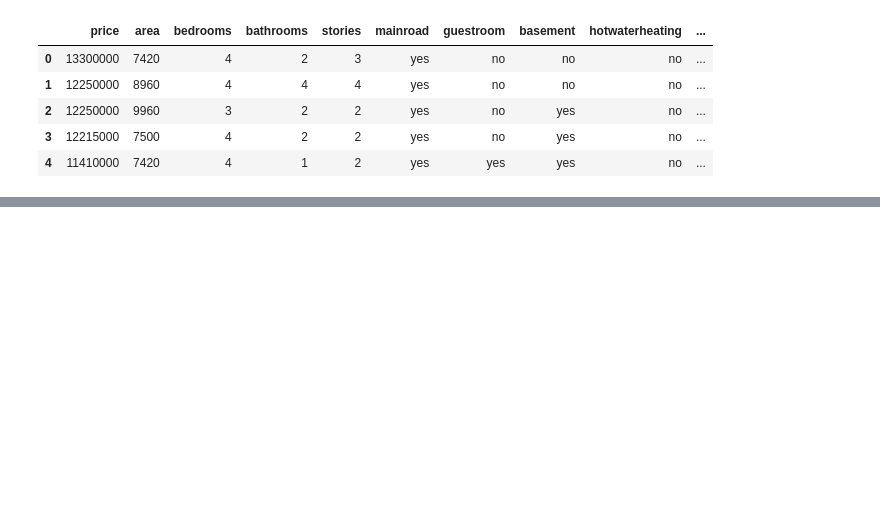
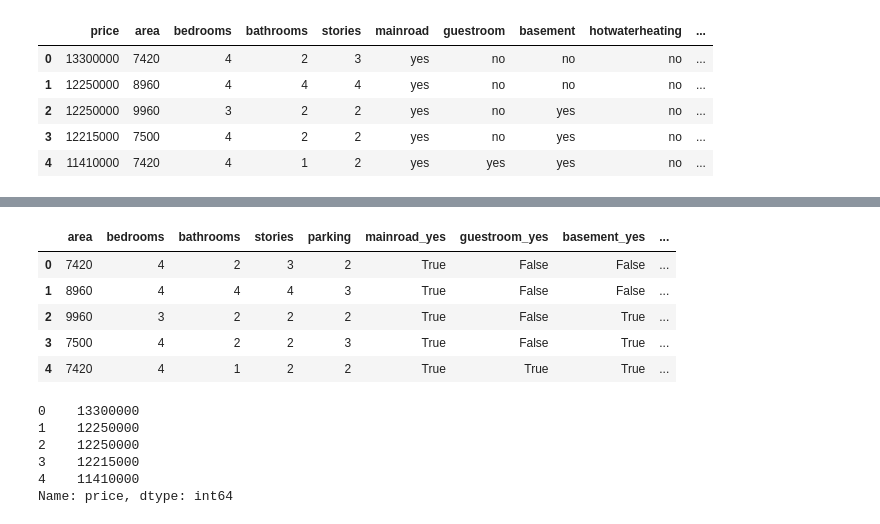
Before and after one commit to hpatel292-seneca/Machine-Learning, a Jupyter notebook: Predict_House_Prices/train_model.ipynb, the cells around one changed output, grey strips where cells are left out. Drawn from its saved outputs; the diff is of its cells as text; code cells hidden in the pictures; blank space fills up the shorter version.

Commit message:
Added Model training code for House prediction

```diff
--- a/Predict_House_Prices/train_model.ipynb
+++ b/Predict_House_Prices/train_model.ipynb
@@ -36,0 +233,23 @@ df.head()
+# %%
+from sklearn.model_selection import train_test_split
+
+x = df.drop('price', axis=1)
+y = df['price']
+# %%
+x.head()
+# %% [output]
+|  | area | bedrooms | bathrooms | stories | parking | mainroad_yes | guestroom_yes | basement_yes | ... |
+| 0 | 7420 | 4 | 2 | 3 | 2 | True | False | False | ... |
+| 1 | 8960 | 4 | 4 | 4 | 3 | True | False | False | ... |
+| 2 | 9960 | 3 | 2 | 2 | 2 | True | False | True | ... |
+| 3 | 7500 | 4 | 2 | 2 | 3 | True | False | True | ... |
+| 4 | 7420 | 4 | 1 | 2 | 2 | True | True | True | ... |
+# %%
+y.head()
+# %% [output]
+0    13300000
+1    12250000
+2    12250000
+3    12215000
+4    11410000
+Name: price, dtype: int64
```
Also changed, not shown: parts of 36 cells of this notebook.
